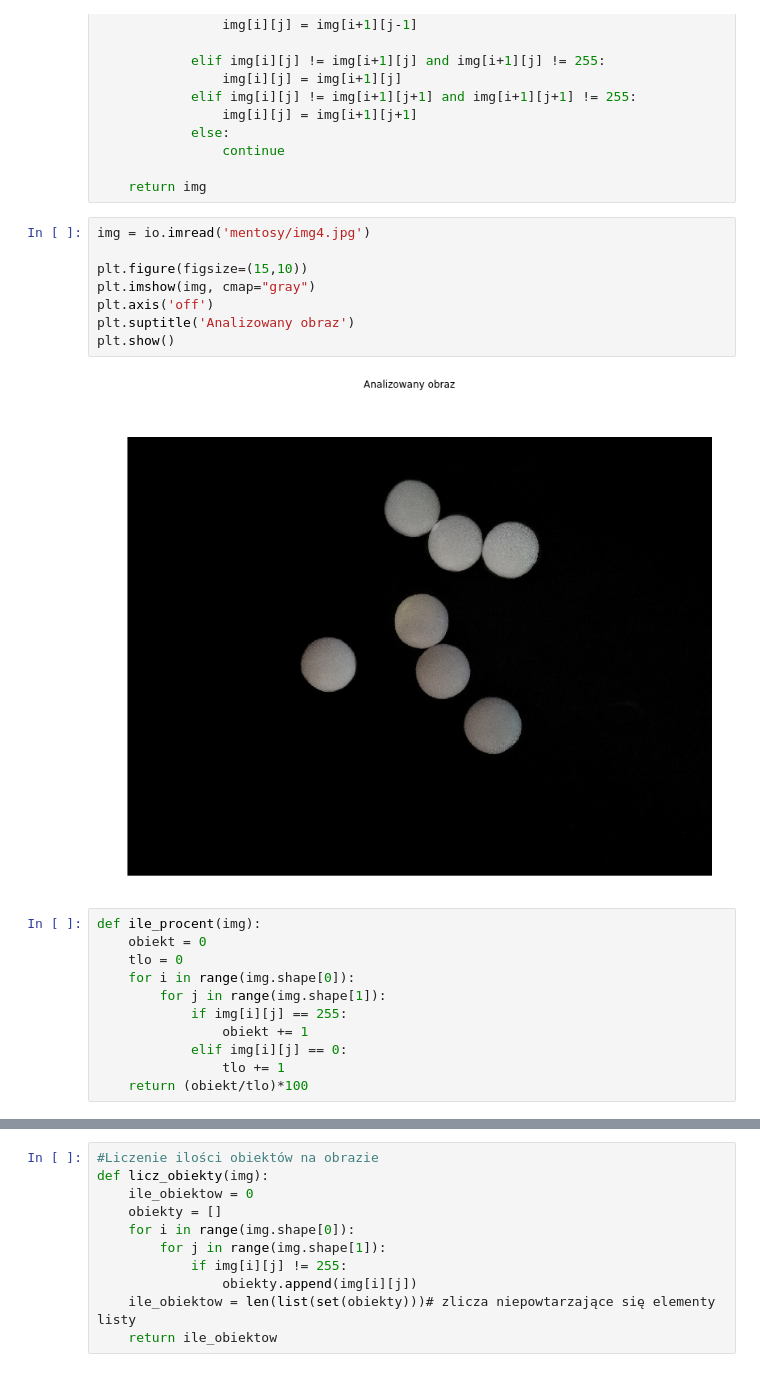
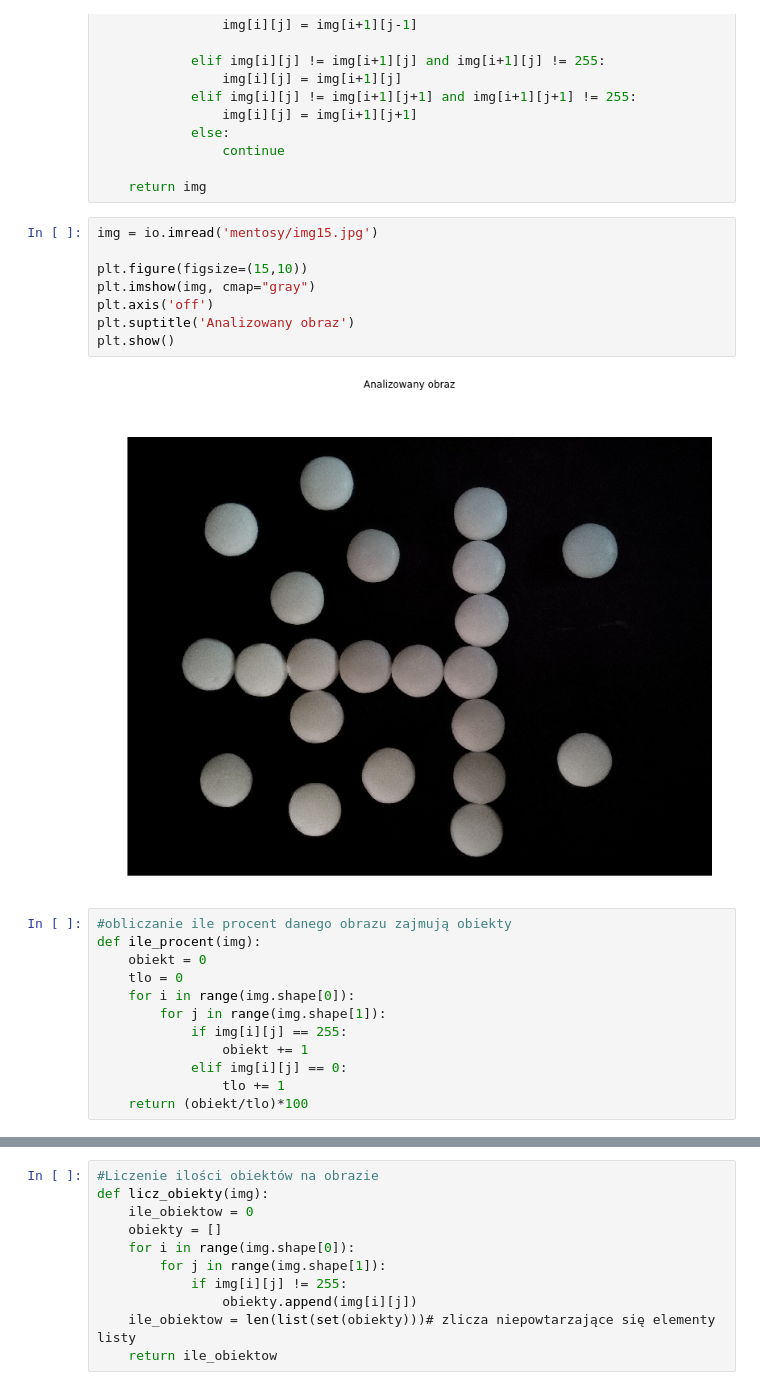
Before and after one commit to Paarzivall/Przetwarzanie-Obraz-w-Cyfrowych, a Jupyter notebook: Projekt_Zaliczeniowy/Na ocene dst/projekt.ipynb, the cells around one changed output, grey strips where cells are left out. Cells and saved outputs as stored; diff of their text form.

```diff
--- a/Projekt_Zaliczeniowy/Na ocene dst/projekt.ipynb
+++ b/Projekt_Zaliczeniowy/Na ocene dst/projekt.ipynb
@@ -107,16 +107,17 @@ def scal(img):
 
     return img
 # %%
-img = io.imread('mentosy/img4.jpg')
+img = io.imread('mentosy/img15.jpg')
 
 plt.figure(figsize=(15,10))
 plt.imshow(img, cmap="gray")
 plt.axis('off')
 plt.suptitle('Analizowany obraz')
 plt.show()
 # %% [output]
-[figure, old version]
+[figure, new version]
 # %%
+#obliczanie ile procent danego obrazu zajmują obiekty
 def ile_procent(img):
     obiekt = 0
     tlo = 0
```
Also changed, not shown: parts of 14 cells of this notebook, 2 other files.
